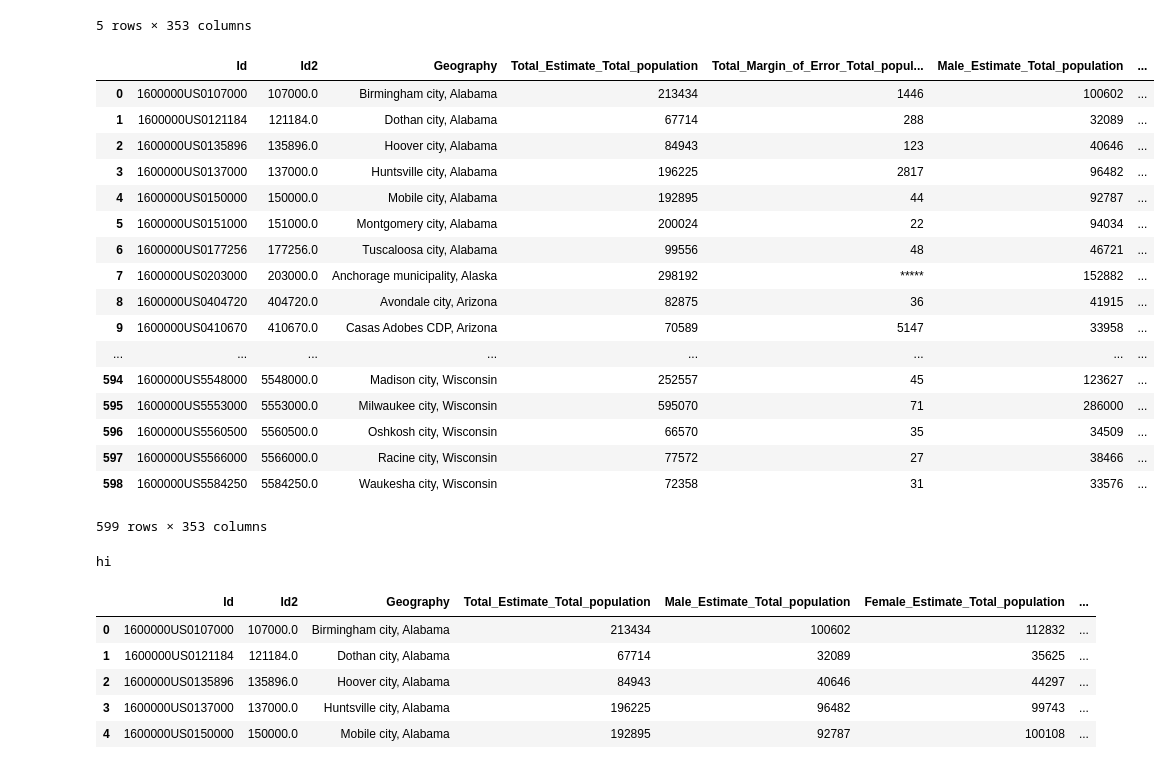
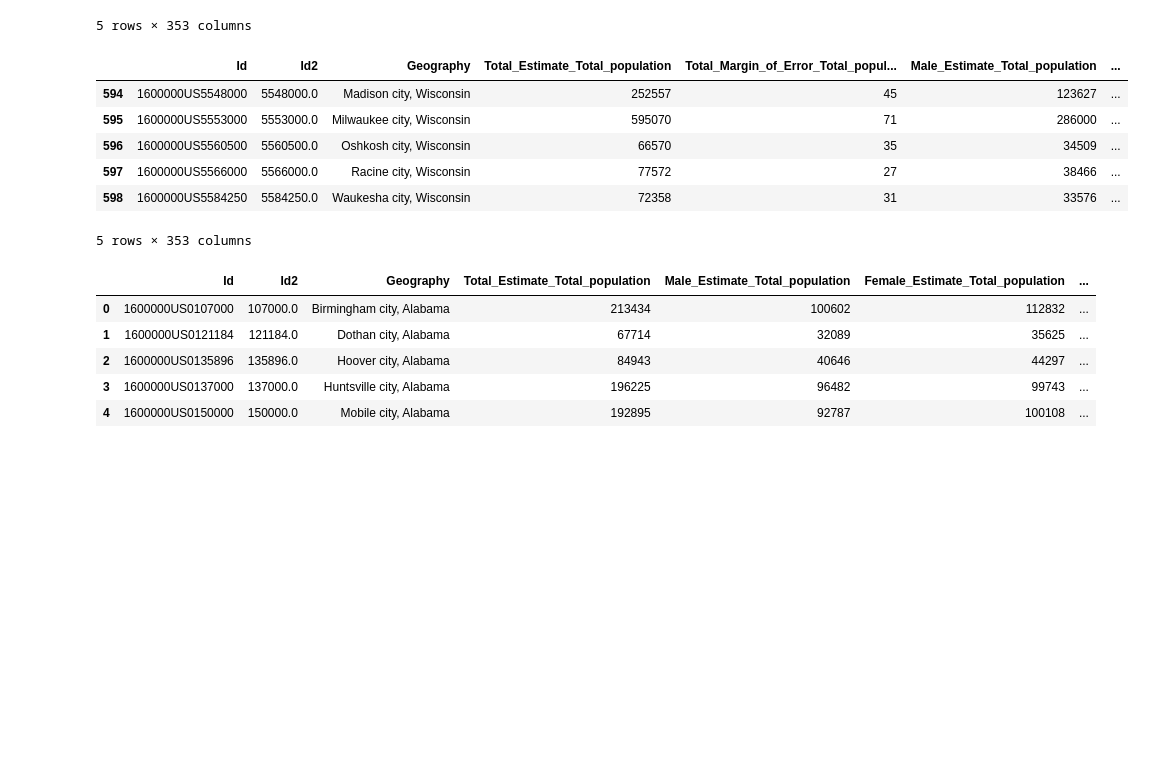
Before and after one commit to sjordan29/Springboard-Code, a Jupyter notebook: Capstone_1/Data_Files.ipynb, the cells around one changed output. Cells and saved outputs as stored; diff of their text form; code cells hidden in the pictures; blank space fills up the shorter version.

```diff
--- a/Capstone_1/Data_Files.ipynb
+++ b/Capstone_1/Data_Files.ipynb
@@ -200,31 +200,18 @@ Alabama
 # %%
 # Looks like some additional rows got added to the bottom of the dataframe.
 # I need to remove them
 
-dems_and_cider.drop(dems_and_cider.index[[599,600,601,602]])
+dems_and_cider = dems_and_cider.drop(dems_and_cider.index[[599, 600, 601, 602]])
+
+dems_and_cider.tail()
 # %% [output]
 |  | Id | Id2 | Geography | Total_Estimate_Total_population | Total_Margin_of_Error_Total_popul... | Male_Estimate_Total_population | ... |
-| 0 | 1600000US0107000 | 107000.0 | Birmingham city, Alabama | 213434 | 1446 | 100602 | ... |
-| 1 | 1600000US0121184 | 121184.0 | Dothan city, Alabama | 67714 | 288 | 32089 | ... |
-| 2 | 1600000US0135896 | 135896.0 | Hoover city, Alabama | 84943 | 123 | 40646 | ... |
-| 3 | 1600000US0137000 | 137000.0 | Huntsville city, Alabama | 196225 | 2817 | 96482 | ... |
-| 4 | 1600000US0150000 | 150000.0 | Mobile city, Alabama | 192895 | 44 | 92787 | ... |
-| 5 | 1600000US0151000 | 151000.0 | Montgomery city, Alabama | 200024 | 22 | 94034 | ... |
-| 6 | 1600000US0177256 | 177256.0 | Tuscaloosa city, Alabama | 99556 | 48 | 46721 | ... |
-| 7 | 1600000US0203000 | 203000.0 | Anchorage municipality, Alaska | 298192 | ***** | 152882 | ... |
-| 8 | 1600000US0404720 | 404720.0 | Avondale city, Arizona | 82875 | 36 | 41915 | ... |
-| 9 | 1600000US0410670 | 410670.0 | Casas Adobes CDP, Arizona | 70589 | 5147 | 33958 | ... |
-| ... | ... | ... | ... | ... | ... | ... | ... |
 | 594 | 1600000US5548000 | 5548000.0 | Madison city, Wisconsin | 252557 | 45 | 123627 | ... |
 | 595 | 1600000US5553000 | 5553000.0 | Milwaukee city, Wisconsin | 595070 | 71 | 286000 | ... |
 | 596 | 1600000US5560500 | 5560500.0 | Oshkosh city, Wisconsin | 66570 | 35 | 34509 | ... |
 | 597 | 1600000US5566000 | 5566000.0 | Racine city, Wisconsin | 77572 | 27 | 38466 | ... |
 | 598 | 1600000US5584250 | 5584250.0 | Waukesha city, Wisconsin | 72358 | 31 | 33576 | ... |
-599 rows × 353 columns
+5 rows × 353 columns
-# %%
-print('hi')
-# %% [output]
-hi
 # %%
 # I want to get rid of the margin of error columns
 
```
Also changed, not shown: parts of 9 cells of this notebook.
